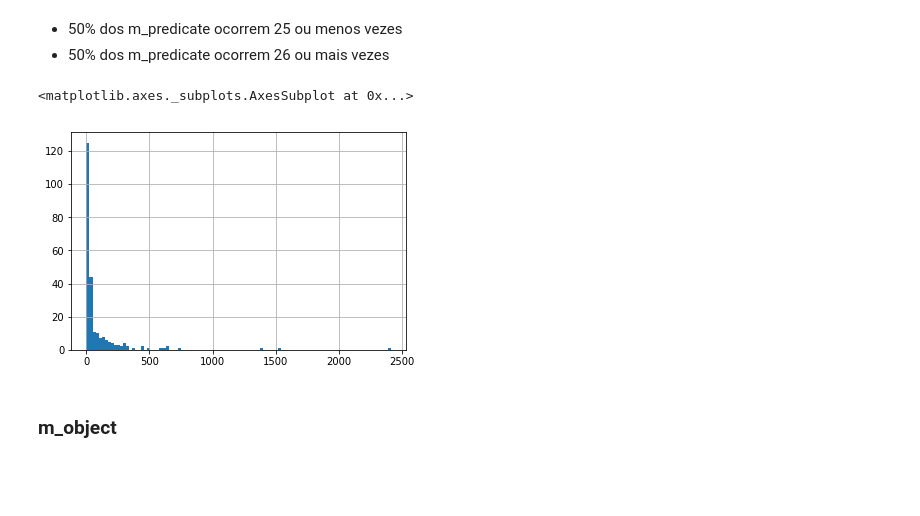
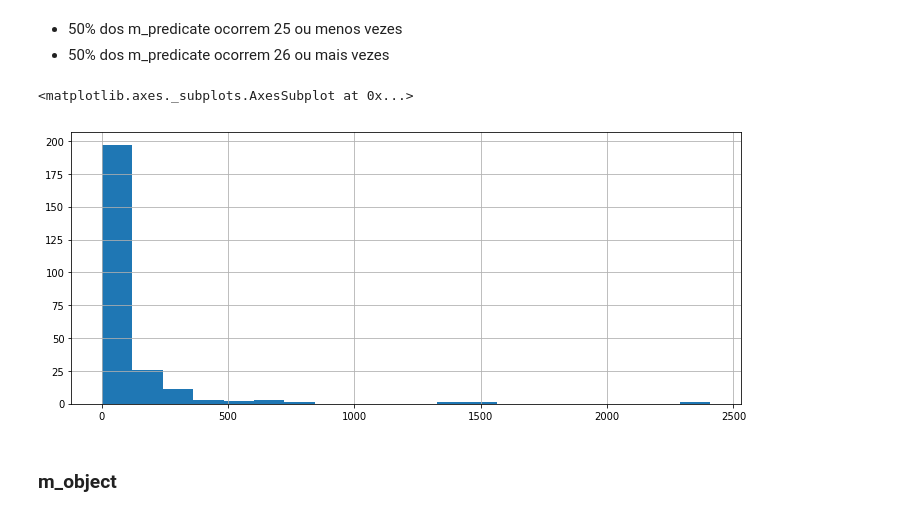
Before and after one commit to abevieiramota/challenge-webnlg, a Jupyter notebook: notebook/1 - Exploratory Data Analysis.ipynb, the cells around one changed output. Drawn from its saved outputs; the diff is of its cells as text; code cells hidden in the pictures; blank space fills up the shorter version.

```diff
--- a/notebook/1 - Exploratory Data Analysis.ipynb
+++ b/notebook/1 - Exploratory Data Analysis.ipynb
@@ -574,10 +672,10 @@ Name: m_predicate, dtype: float64
 * 50% dos m_predicate ocorrem 25 ou menos vezes
 * 50% dos m_predicate ocorrem 26 ou mais vezes
 # %%
-m_predicate_vc.hist(bins=100)
+m_predicate_vc.hist(bins=20, figsize=(12, 5))
 # %% [output]
 <matplotlib.axes._subplots.AxesSubplot at 0x...>
-[figure, old version]
+[figure, new version]
 # %% [markdown]
 ### m_object
 # %%
```
Also changed, not shown: parts of 47 cells of this notebook, 1 other file.
